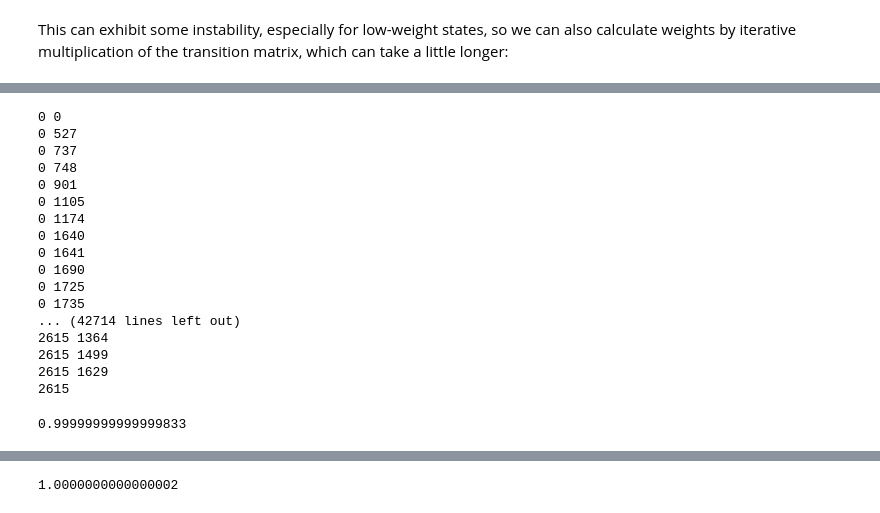
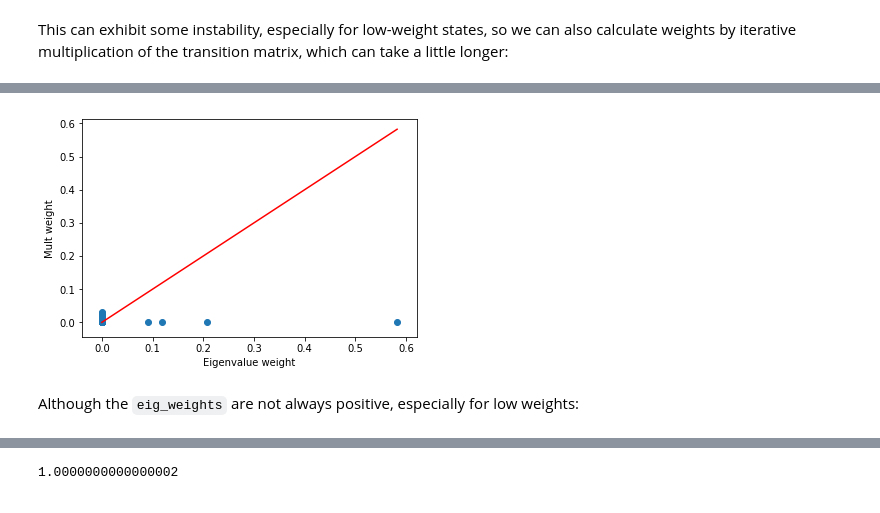
Before and after one commit to ADicksonLab/CSNAnalysis, a Jupyter notebook: examples/examples.ipynb, the cells around one changed output, grey strips where cells are left out. Cells and saved outputs as stored; diff of their text form; code cells hidden in the pictures.

```diff
--- a/examples/examples.ipynb
+++ b/examples/examples.ipynb
@@ -212,30 +207,10 @@ our_csn.trim_countmat.toarray()[527,0]
-# %%
-a = our_csn.trim_countmat.toarray()
-for i,j in zip(np.where(a>0)[0],np.where(a>0)[1]):
-    diff = a[i,j] - a[j,i]
-    if abs(diff) > 0:
-        print("diff found in",i,j)
-    else:
-        print(i,j)
-# %% [output]
-0 0
-0 527
-0 737
-0 748
-0 901
-0 1105
-0 1174
-0 1640
-0 1641
-0 1690
-0 1725
-0 1735
-... (42714 lines left out)
-2615 1364
-2615 1499
-2615 1629
-2615
-# %%
-our_csn.trim_transmat.sum(axis=0).min()
-# %% [output]
-0.99999999999999833
+# %%
+plt.scatter(wt_eig,wt_eig_sym)
+plt.plot([0,wt_eig.max()],[0,wt_eig.max()],'r-')
+plt.xlabel("Eigenvalue weight")
+plt.ylabel("Mult weight")
+plt.show()
+# %% [output]
+[figure, added]
+# %% [markdown]
+Although the `eig_weights` are not always positive, especially for low weights:
```
Also changed, not shown: parts of 14 cells of this notebook, 1 other file.
